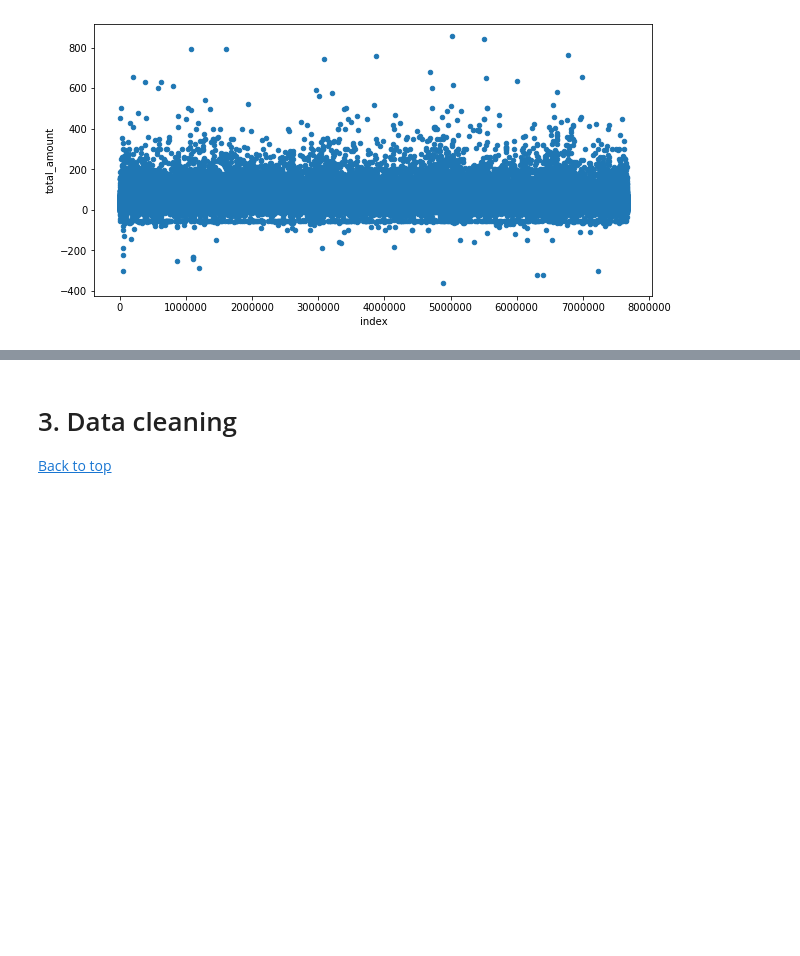
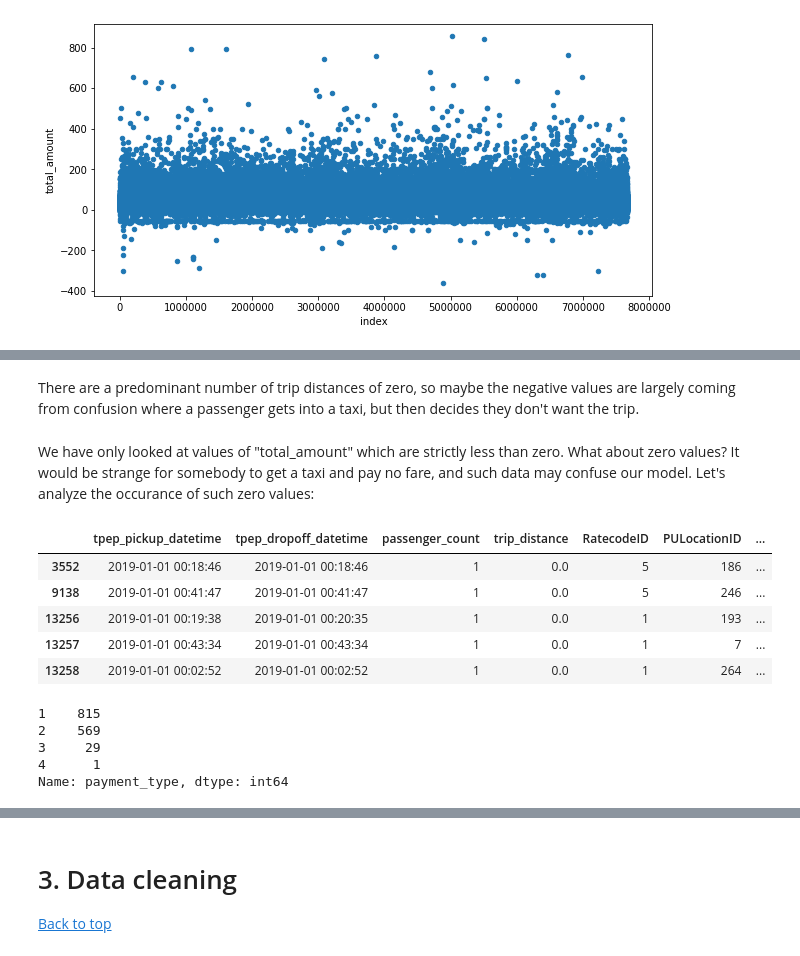
Before and after one commit to dom-emery96/New-York-Taxi-Analysis, a Jupyter notebook: Module 2.ipynb, the cells around one changed output, grey strips where cells are left out. Saved outputs shown, nothing was run; the diff lists cells and outputs as text; code cells hidden in the pictures; blank space fills up the shorter version.

```diff
--- a/Module 2.ipynb
+++ b/Module 2.ipynb
@@ -120,0 +164,21 @@ taxi_data[taxi_data["total_amount"] < 1000].reset_index().plot(kind = "scatter",
+# %% [markdown]
+There are a predominant number of trip distances of zero, so maybe the negative values are largely coming from confusion where a passenger gets into a taxi, but then decides they don't want the trip.
+# %% [markdown]
+We have only looked at values of "total_amount" which are strictly less than zero. What about zero values? It would be strange for somebody to get a taxi and pay no fare, and such data may confuse our model. Let's analyze the occurance of such zero values:
+# %%
+taxi_data[taxi_data["total_amount"] == 0].head()
+# %% [output]
+|  | tpep_pickup_datetime | tpep_dropoff_datetime | passenger_count | trip_distance | RatecodeID | PULocationID | ... |
+| 3552 | 2019-01-01 00:18:46 | 2019-01-01 00:18:46 | 1 | 0.0 | 5 | 186 | ... |
+| 9138 | 2019-01-01 00:41:47 | 2019-01-01 00:41:47 | 1 | 0.0 | 5 | 246 | ... |
+| 13256 | 2019-01-01 00:19:38 | 2019-01-01 00:20:35 | 1 | 0.0 | 1 | 193 | ... |
+| 13257 | 2019-01-01 00:43:34 | 2019-01-01 00:43:34 | 1 | 0.0 | 1 | 7 | ... |
+| 13258 | 2019-01-01 00:02:52 | 2019-01-01 00:02:52 | 1 | 0.0 | 1 | 264 | ... |
+# %%
+taxi_data[taxi_data["total_amount"]==0]["payment_type"].value_counts()
+# %% [output]
+1    815
+2    569
+3     29
+4      1
+Name: payment_type, dtype: int64
```
Also changed, not shown: parts of 29 cells of this notebook.
